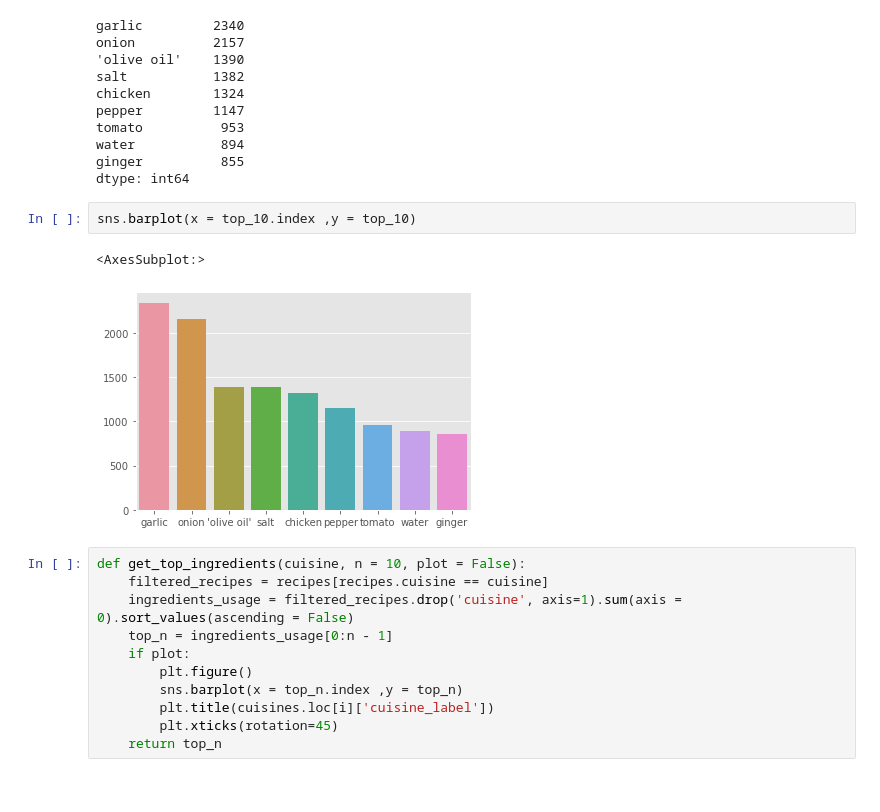
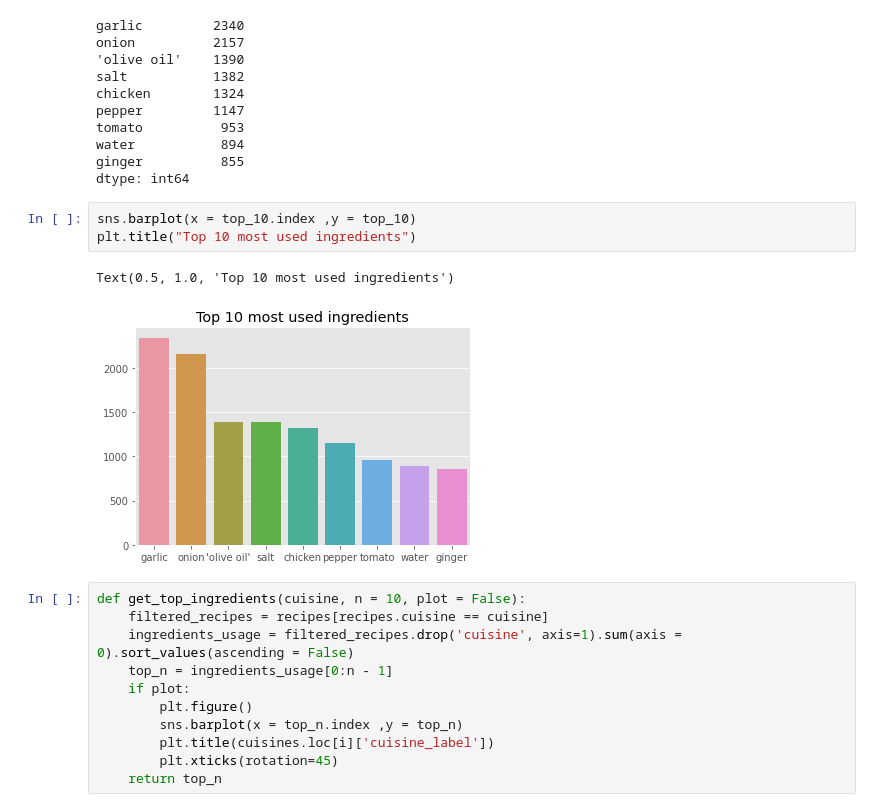
Before and after one commit to marialuquea/ingredient_recommender_ai, a Jupyter notebook: Exploratory_analysis.ipynb, the cells around one changed output. Cells and saved outputs as stored; diff of their text form.

```diff
--- a/Exploratory_analysis.ipynb
+++ b/Exploratory_analysis.ipynb
@@ -101,9 +103,10 @@ ginger          855
 dtype: int64
 # %%
 sns.barplot(x = top_10.index ,y = top_10)
+plt.title("Top 10 most used ingredients")
 # %% [output]
-<AxesSubplot:>
+Text(0.5, 1.0, 'Top 10 most used ingredients')
-[figure, old version]
+[figure, new version]
 # %%
 def get_top_ingredients(cuisine, n = 10, plot = False):
     filtered_recipes = recipes[recipes.cuisine == cuisine]
```
Also changed, not shown: parts of 3 cells of this notebook.
